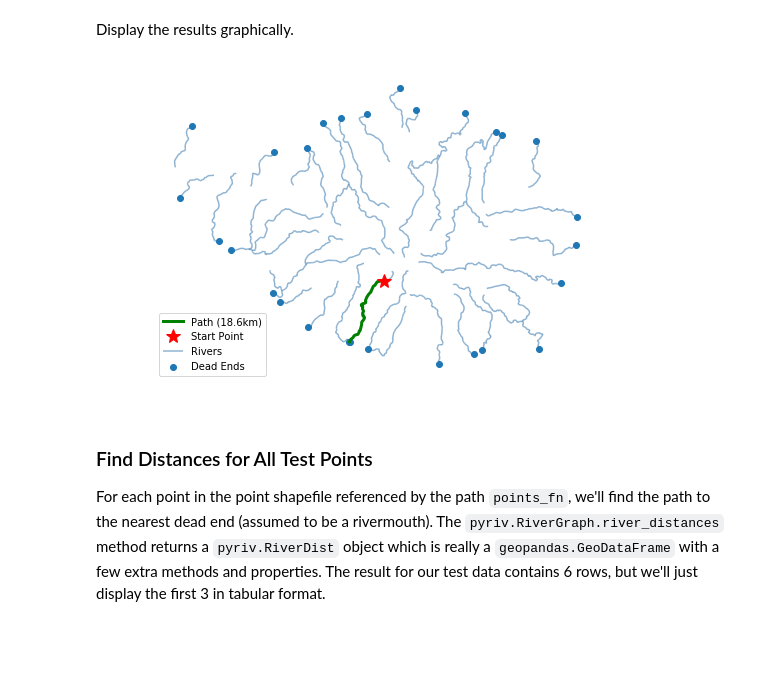
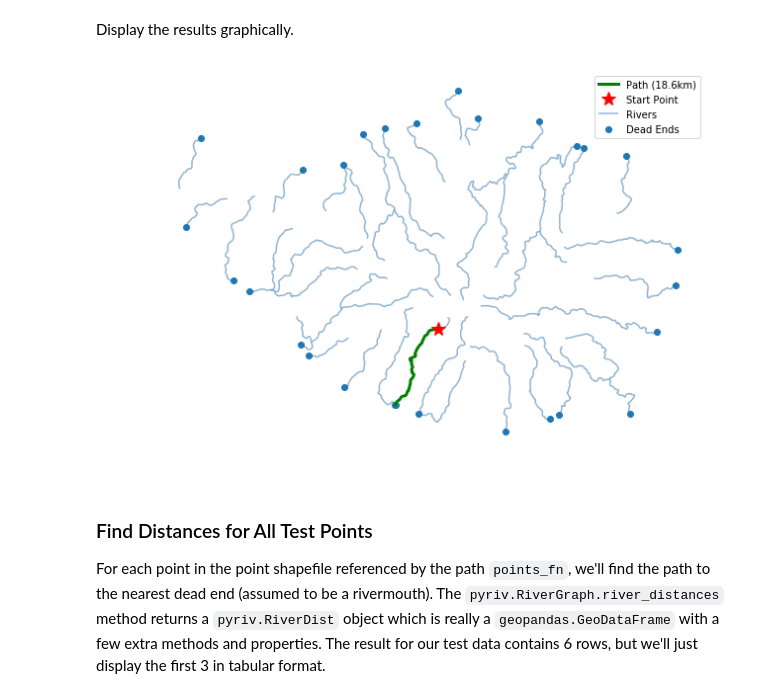
Before and after one commit to jkibele/pyriv, a Jupyter notebook: notebooks/MinimalDemo.ipynb, the cells around one changed output. Saved outputs shown, nothing was run; the diff lists cells and outputs as text; code cells hidden in the pictures; blank space fills up the shorter version.

```diff
--- a/notebooks/MinimalDemo.ipynb
+++ b/notebooks/MinimalDemo.ipynb
@@ -70,18 +77,18 @@ p0_path.length
 Display the results graphically.
 # %%
 # plot the rivers and their end points
-figsize(8,8)
+figsize(10,8)
 ax = rivnet.summary_plot()
 ax.set_axis_off()
 # plot the path and start point
 pthx, pthy = p0_path.xy
 pthlbl = "Path ({:.1f}km)".format(p0_path.length * 1e-3)
 ax.plot(pthx, pthy, c='g', zorder=2, linewidth=3, label=pthlbl)
 ax.plot(*p0.xy, marker='*', markersize=15, c='r',
         label='Start Point', linewidth=0)
 foo = legend()
 # %% [output]
-[figure, old version]
+[figure, new version]
 # %% [markdown]
 ### Find Distances for All Test Points
 
```
Also changed, not shown: parts of 26 cells of this notebook, 25 other files.
